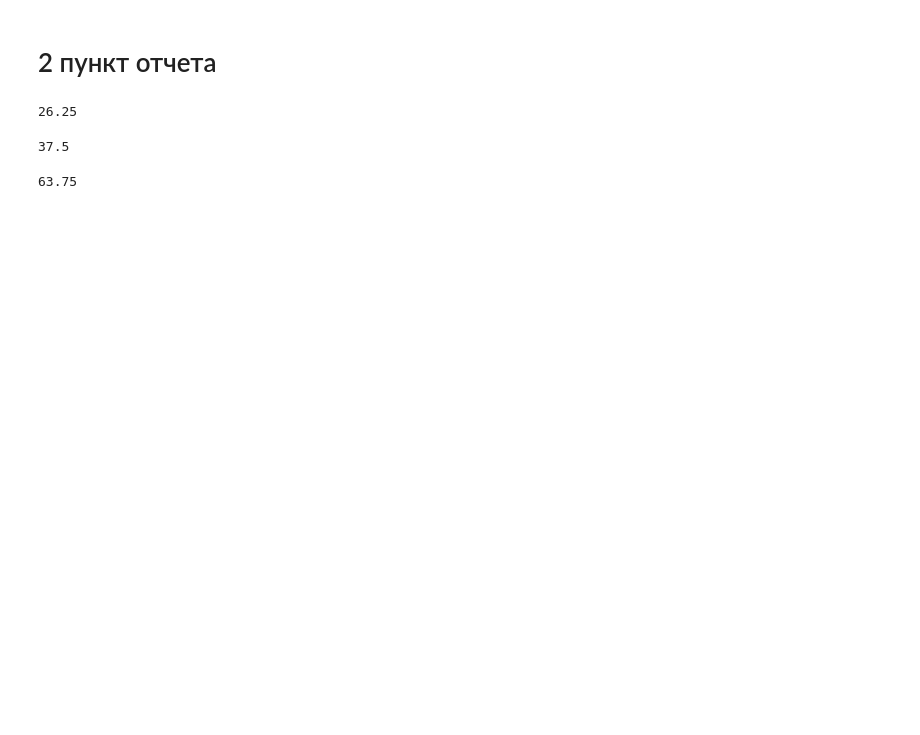
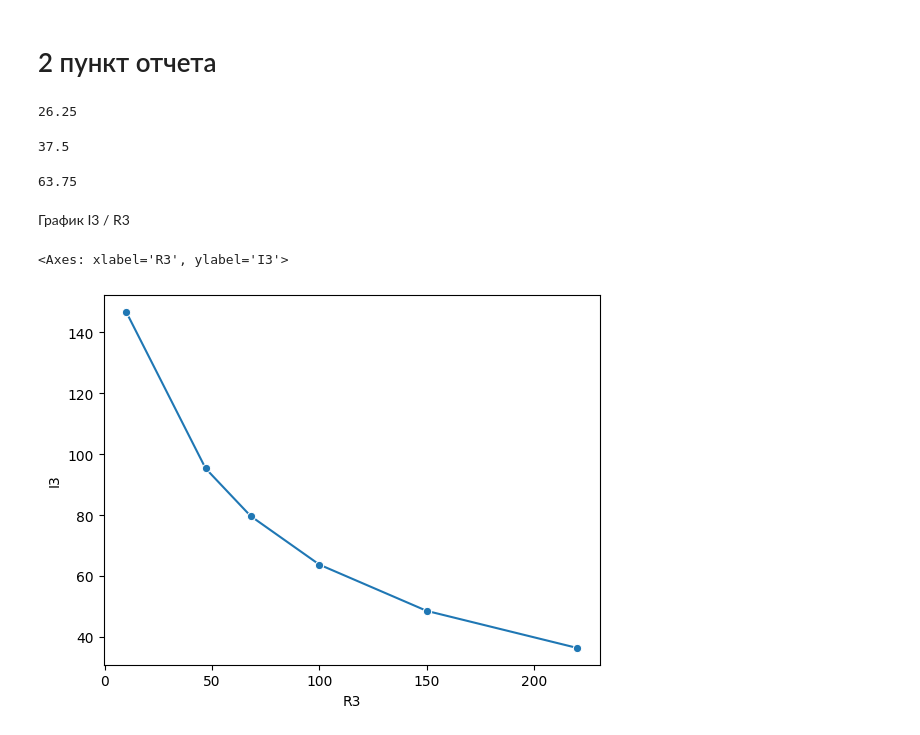
Before and after one commit to replicaCortex/Keres, a Jupyter notebook: Electrical Engineering/2lab_NoStand.ipynb, the cells around one changed output. Cells and saved outputs as stored; diff of their text form; code cells hidden in the pictures; blank space fills up the shorter version.

```diff
--- a/Electrical Engineering/2lab_NoStand.ipynb
+++ b/Electrical Engineering/2lab_NoStand.ipynb
@@ -80,3 +80,10 @@ display(I3)
 26.25
 37.5
 63.75
+# %% [markdown]
+График I3 / R3
+# %%
+sns.lineplot(data=data_3п, x="R3", y="I3", marker= 'o')
+# %% [output]
+<Axes: xlabel='R3', ylabel='I3'>
+[figure, added]
```
Also changed, not shown: parts of 5 cells of this notebook.
